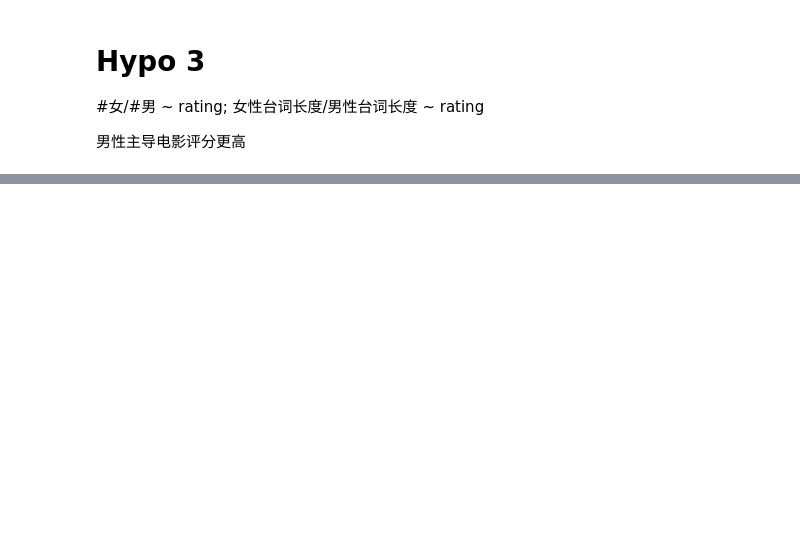
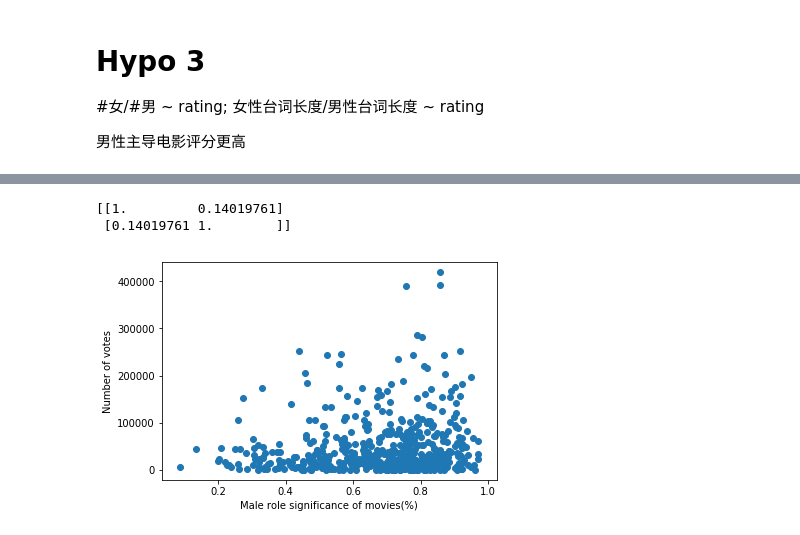
Before and after one commit to JingQian87/6998-MethodsDS, a Jupyter notebook: Project/EMDS_stats.ipynb, the cells around one changed output, grey strips where cells are left out. Cells and saved outputs as stored; diff of their text form; code cells hidden in the pictures; blank space fills up the shorter version.

```diff
--- a/Project/EMDS_stats.ipynb
+++ b/Project/EMDS_stats.ipynb
@@ -462,0 +634,10 @@ NameError: ignored
+# %%
+print(np.corrcoef(test2.line_ratio, test2.num_votes))
+plt.scatter(test2.line_ratio, test2.num_votes)
+plt.xlabel('Male role significance of movies(%)')
+plt.ylabel('Number of votes')
+plt.show()
+# %% [output]
+[[1.         0.14019761]
+ [0.14019761 1.        ]]
+[figure, added]
```
Also changed, not shown: parts of 33 cells of this notebook.
